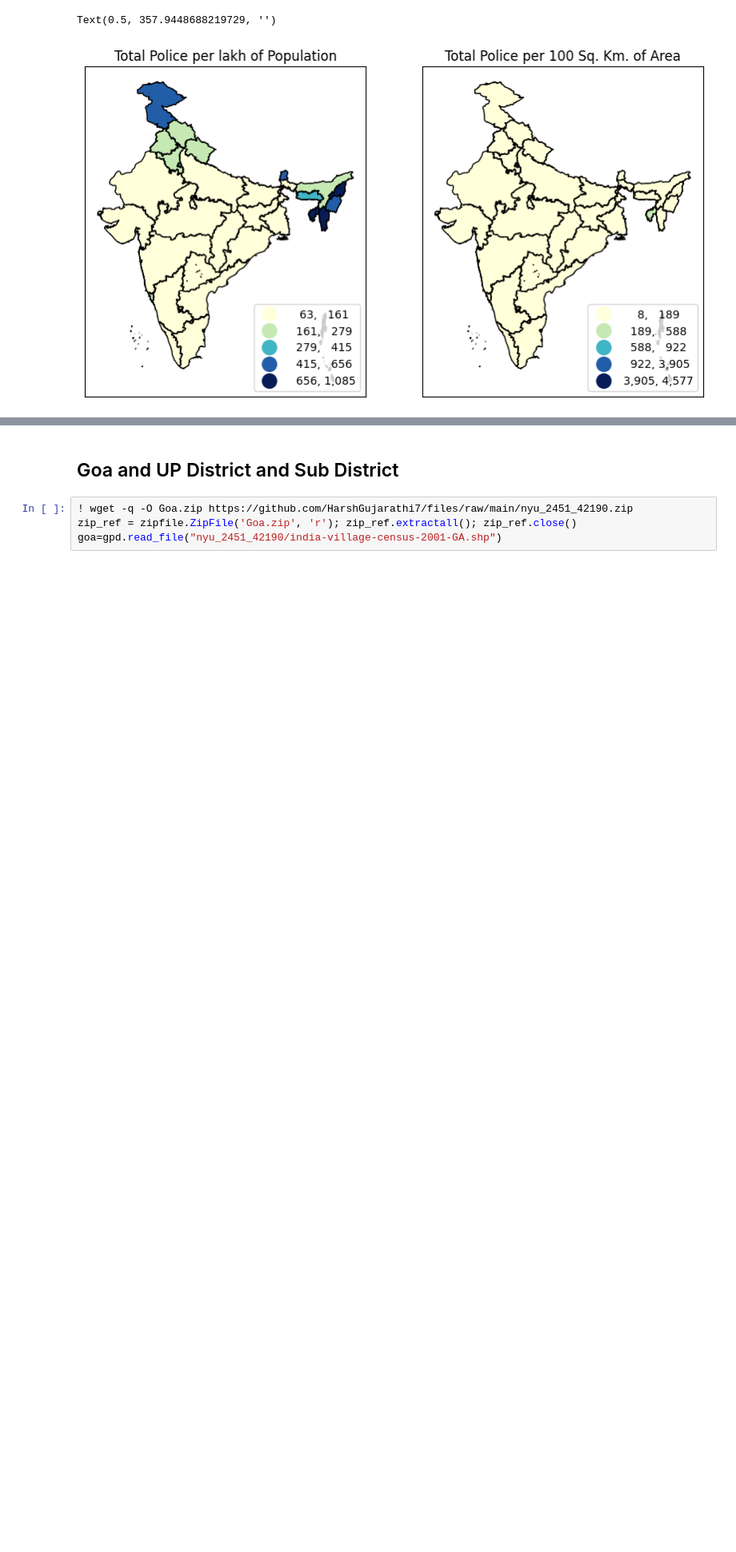
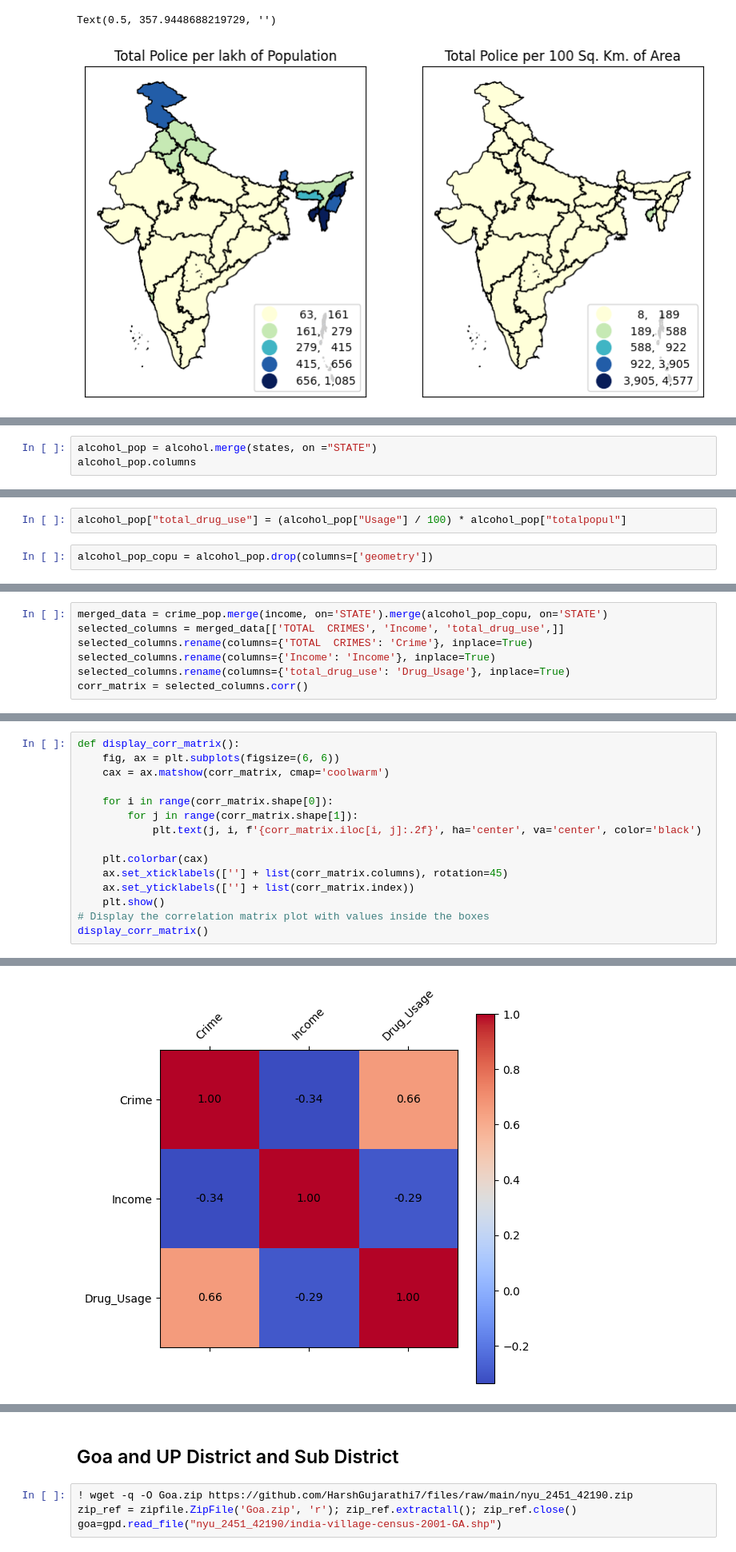
Before and after one commit to HarshGujarathi7/GISTEST, a Jupyter notebook: ps4.ipynb, the cells around one changed output, grey strips where cells are left out. Shown at 80% size. Drawn from its saved outputs; the diff is of its cells as text; blank space fills up the shorter version.

```diff
--- a/ps4.ipynb
+++ b/ps4.ipynb
@@ -1040,0 +1542,3 @@ Text(0.5, 357.9448688219729, '')
+# %%
+alcohol_pop = alcohol.merge(states, on ="STATE")
+alcohol_pop.columns
@@ -1040,0 +1551,4 @@ Text(0.5, 357.9448688219729, '')
+# %%
+alcohol_pop["total_drug_use"] = (alcohol_pop["Usage"] / 100) * alcohol_pop["totalpopul"]
+# %%
+alcohol_pop_copu = alcohol_pop.drop(columns=['geometry'])
@@ -1040,0 +1575,7 @@ Text(0.5, 357.9448688219729, '')
+# %%
+merged_data = crime_pop.merge(income, on='STATE').merge(alcohol_pop_copu, on='STATE')
+selected_columns = merged_data[['TOTAL  CRIMES', 'Income', 'total_drug_use',]]
+selected_columns.rename(columns={'TOTAL  CRIMES': 'Crime'}, inplace=True)
+selected_columns.rename(columns={'Income': 'Income'}, inplace=True)
+selected_columns.rename(columns={'total_drug_use': 'Drug_Usage'}, inplace=True)
+corr_matrix = selected_columns.corr()
@@ -1040,0 +1598,16 @@ Text(0.5, 357.9448688219729, '')
+# %%
+def display_corr_matrix():
+    fig, ax = plt.subplots(figsize=(6, 6))
+    cax = ax.matshow(corr_matrix, cmap='coolwarm')
+
+    for i in range(corr_matrix.shape[0]):
+        for j in range(corr_matrix.shape[1]):
+            plt.text(j, i, f'{corr_matrix.iloc[i, j]:.2f}', ha='center', va='center', color='black')
+
+    plt.colorbar(cax)
+    ax.set_xticklabels([''] + list(corr_matrix.columns), rotation=45)
+    ax.set_yticklabels([''] + list(corr_matrix.index))
+    plt.show()
+# Display the correlation matrix plot with values inside the boxes
+display_corr_matrix()
+# %% [output]
@@ -1040,0 +1618 @@ Text(0.5, 357.9448688219729, '')
+[figure, added]
```
Also changed, not shown: parts of 105 cells of this notebook.
